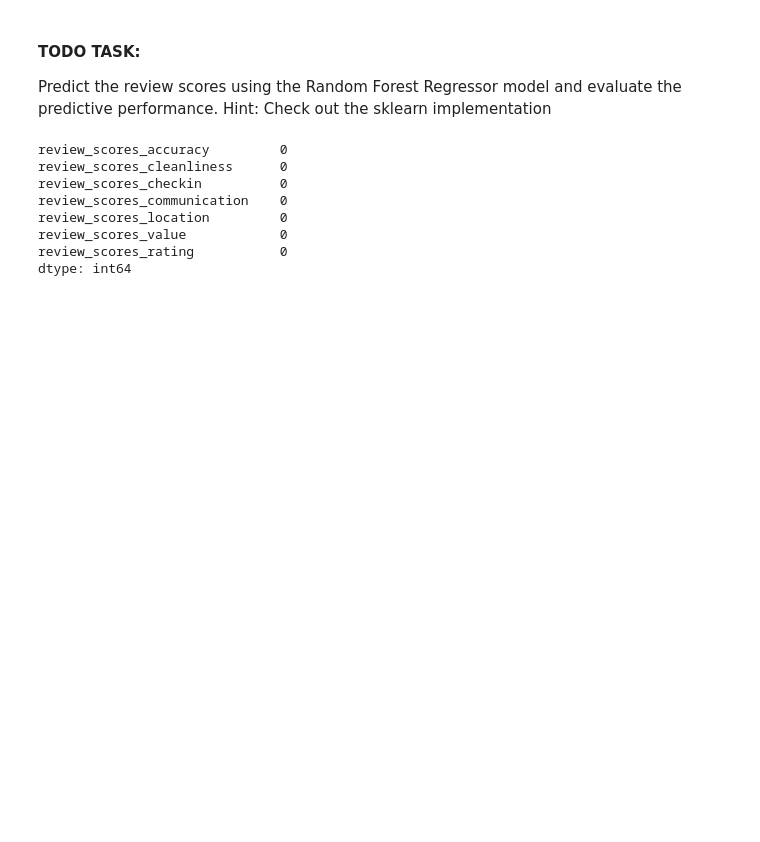
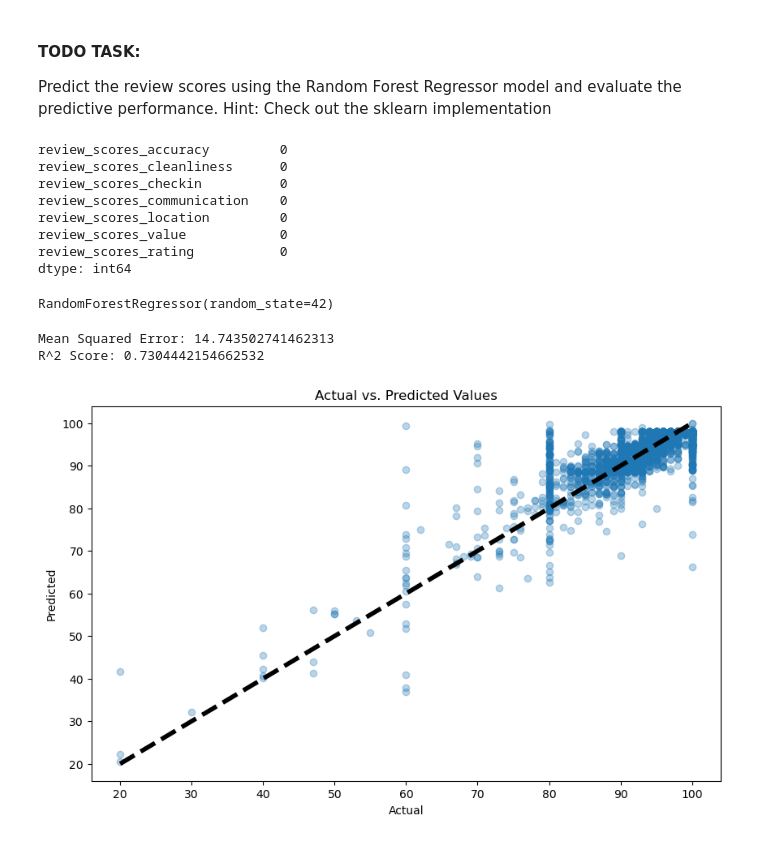
Before and after one commit to KalleLahtinen/joda2024, a Jupyter notebook: demo/2. categorical_missing_data/Categorical and Missing Data.ipynb, the cells around one changed output. Saved outputs shown, nothing was run; the diff lists cells and outputs as text; code cells hidden in the pictures; blank space fills up the shorter version.

```diff
--- a/demo/2. categorical_missing_data/Categorical and Missing Data.ipynb
+++ b/demo/2. categorical_missing_data/Categorical and Missing Data.ipynb
@@ -300,3 +300,38 @@ y = df_selected['review_scores_rating']
 
 # Splitting the dataset
 X_train, X_test, y_train, y_test = train_test_split(X, y, test_size=0.2, random_state=42)
+# %%
+from sklearn.ensemble import RandomForestRegressor
+
+# Initialize and train the regressor
+rf = RandomForestRegressor(n_estimators=100, random_state=42)
+rf.fit(X_train, y_train)
+# %% [output]
+RandomForestRegressor(random_state=42)
+# %%
+from sklearn.metrics import mean_squared_error, r2_score
+
+# Make predictions
+y_pred = rf.predict(X_test)
+
+# Evaluate the model
+mse = mean_squared_error(y_test, y_pred)
+r2 = r2_score(y_test, y_pred)
+
+print(f'Mean Squared Error: {mse}')
+print(f'R^2 Score: {r2}')
+# %% [output]
+Mean Squared Error: 14.743502741462313
+R^2 Score: 0.7304442154662532
+# %%
+import matplotlib.pyplot as plt
+
+plt.figure(figsize=(10, 6))
+plt.scatter(y_test, y_pred, alpha=0.3)
+plt.plot([y.min(), y.max()], [y.min(), y.max()], 'k--', lw=4)  # Diagonal line
+plt.xlabel('Actual')
+plt.ylabel('Predicted')
+plt.title('Actual vs. Predicted Values')
+plt.show()
+# %% [output]
+[figure, added]
```
Also changed, not shown: parts of 1 cell of this notebook, 8 other files.
